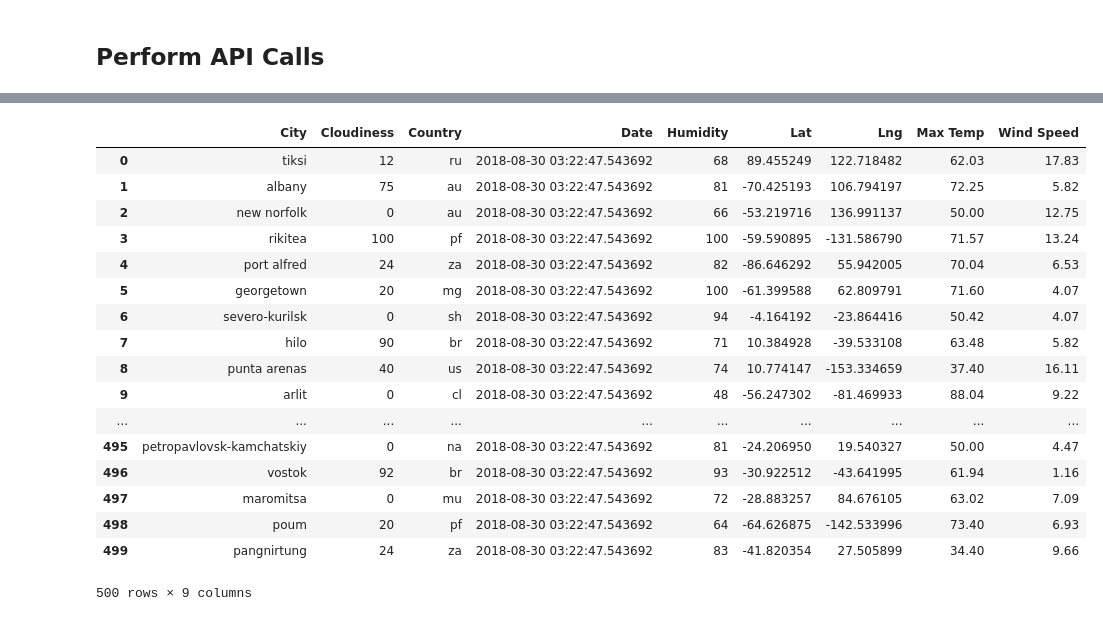
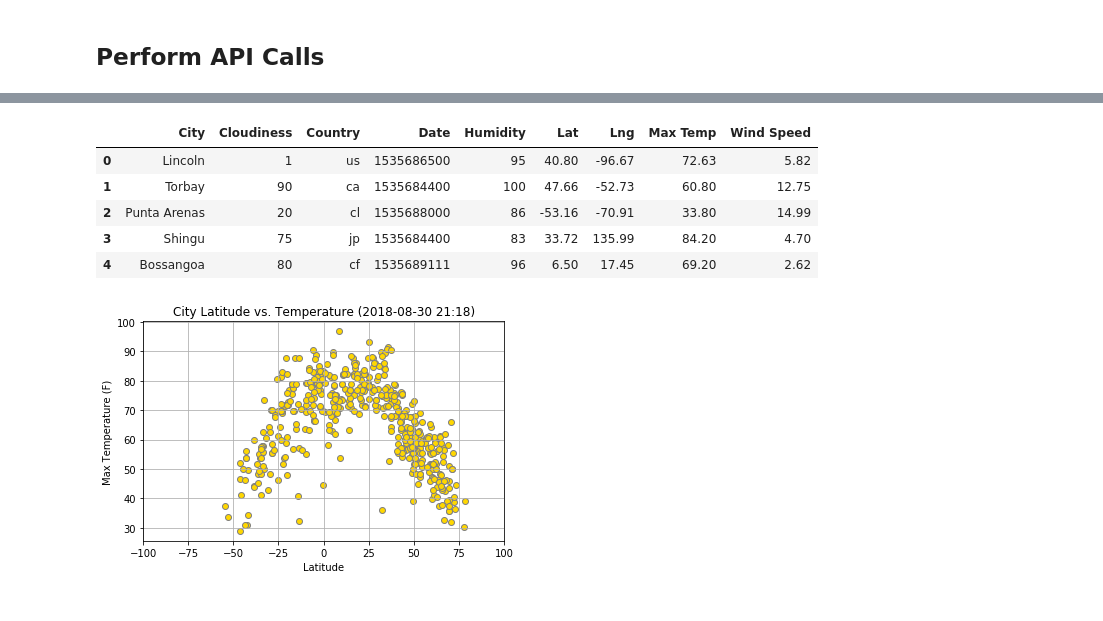
Before and after one commit to Shail-Shouryya/Weather-Analysis-via-Latitude, a Jupyter notebook: starter_code/WeatherPy.ipynb, the cells around one changed output, grey strips where cells are left out. Cells and saved outputs as stored; diff of their text form; code cells hidden in the pictures.

```diff
--- a/starter_code/WeatherPy.ipynb
+++ b/starter_code/WeatherPy.ipynb
@@ -135,45 +169,63 @@ print(len(cities))
 # %%
 numberTemperatures = len(temperatures)
 numberHumidities = len(humidities)
 numberCloudinesses =  len(cloudinesses)
 numberWindSpeeds = len(windSpeeds)
 #print(cities)
 #print(cloudinesses)
 #countList = []
 #countDF = pd.DataFrame({"Temperature":numberTemperatures, "Humidity":numberHumidities, "Cloudiness":numberCloudinesses, "Wind Speed":numberWindSpeeds}, index=[0])
 '''
 countDF = pd.DataFrame([{"Temperature":numberTemperatures},
                         {"Humidity":numberHumidities},
                         {"Cloudiness":numberCloudinesses},
                         {"Wind Speed":numberWindSpeeds}
                        ])
 '''
 #countDF = pd.DataFrame({["Temperature", "Humidity", "Cloudiness", "Wind Speed"]:
 #                        [numberTemperatures, numberHumidities, numberCloudinesses, numberWindSpeeds]})
 #print (countDF)
-numberWindSpeeds
-df = pd.DataFrame({"City":cities, "Cloudiness":cloudinesses, "Country":countries,
-                   "Date":now, "Humidity":humidities, "Lat":latitudes,
-                   "Lng":longitudes, "Max Temp":temperatures, "Wind Speed":windSpeeds
-})
-df = df.reset_index(drop = True)
-df
+#df = pd.DataFrame({"City":cities, "Cloudiness":cloudinesses, "Country":countries,
+ #                  "Date":now, "Humidity":humidities, "Lat":latitudes,
+  #                 "Lng":longitudes, "Max Temp":temperatures, "Wind Speed":windSpeeds
+#})
+#df = df.reset_index(drop = True)
+weatherDataDictionary = {"City" : cityNames,
+                         "Cloudiness" : cloudinesses,
+                         "Country": countries,
+                         "Date": dates,
+                         "Humidity": humidities,
+                         "Lat": latitudes,
+                         "Lng": longitudes,
+                         "Max Temp" : temperatures,
+                         "Wind Speed" : windSpeeds
+
+}
+weatherDF = pd.DataFrame(weatherDataDictionary)
+weatherDF.to_csv("Weather_of_500_Cities.csv")
+#print (df)
+
+weatherDF.head()
 # %% [output]
 |  | City | Cloudiness | Country | Date | Humidity | Lat | Lng | Max Temp | Wind Speed |
-| 0 | tiksi | 12 | ru | 2018-08-30 03:22:47.543692 | 68 | 89.455249 | 122.718482 | 62.03 | 17.83 |
-| 1 | albany | 75 | au | 2018-08-30 03:22:47.543692 | 81 | -70.425193 | 106.794197 | 72.25 | 5.82 |
-| 2 | new norfolk | 0 | au | 2018-08-30 03:22:47.543692 | 66 | -53.219716 | 136.991137 | 50.00 | 12.75 |
-| 3 | rikitea | 100 | pf | 2018-08-30 03:22:47.543692 | 100 | -59.590895 | -131.586790 | 71.57 | 13.24 |
-| 4 | port alfred | 24 | za | 2018-08-30 03:22:47.543692 | 82 | -86.646292 | 55.942005 | 70.04 | 6.53 |
-| 5 | georgetown | 20 | mg | 2018-08-30 03:22:47.543692 | 100 | -61.399588 | 62.809791 | 71.60 | 4.07 |
-| 6 | severo-kurilsk | 0 | sh | 2018-08-30 03:22:47.543692 | 94 | -4.164192 | -23.864416 | 50.42 | 4.07 |
-| 7 | hilo | 90 | br | 2018-08-30 03:22:47.543692 | 71 | 10.384928 | -39.533108 | 63.48 | 5.82 |
-| 8 | punta arenas | 40 | us | 2018-08-30 03:22:47.543692 | 74 | 10.774147 | -153.334659 | 37.40 | 16.11 |
-| 9 | arlit | 0 | cl | 2018-08-30 03:22:47.543692 | 48 | -56.247302 | -81.469933 | 88.04 | 9.22 |
-| ... | ... | ... | ... | ... | ... | ... | ... | ... | ... |
-| 495 | petropavlovsk-kamchatskiy | 0 | na | 2018-08-30 03:22:47.543692 | 81 | -24.206950 | 19.540327 | 50.00 | 4.47 |
-| 496 | vostok | 92 | br | 2018-08-30 03:22:47.543692 | 93 | -30.922512 | -43.641995 | 61.94 | 1.16 |
-| 497 | maromitsa | 0 | mu | 2018-08-30 03:22:47.543692 | 72 | -28.883257 | 84.676105 | 63.02 | 7.09 |
-| 498 | poum | 20 | pf | 2018-08-30 03:22:47.543692 | 64 | -64.626875 | -142.533996 | 73.40 | 6.93 |
-| 499 | pangnirtung | 24 | za | 2018-08-30 03:22:47.543692 | 83 | -41.820354 | 27.505899 | 34.40 | 9.66 |
+| 0 | Lincoln | 1 | us | 1535686500 | 95 | 40.80 | -96.67 | 72.63 | 5.82 |
+| 1 | Torbay | 90 | ca | 1535684400 | 100 | 47.66 | -52.73 | 60.80 | 12.75 |
+| 2 | Punta Arenas | 20 | cl | 1535688000 | 86 | -53.16 | -70.91 | 33.80 | 14.99 |
+| 3 | Shingu | 75 | jp | 1535684400 | 83 | 33.72 | 135.99 | 84.20 | 4.70 |
+| 4 | Bossangoa | 80 | cf | 1535689111 | 96 | 6.50 | 17.45 | 69.20 | 2.62 |
-500 rows × 9 columns
+# %%
+#temperatureLatitudePlot =
+plt.scatter(weatherDF["Lat"], weatherDF["Max Temp"], marker = 'o', color="Gold", alpha=1, edgecolor="gray", linewidth=1) #s=driversPerCity*7,
+plt.title(f"City Latitude vs. Temperature ({now.strftime('%Y-%m-%d %H:%M')})")
+plt.xlabel("Latitude")
+plt.xlim(-100, 100)
+plt.ylabel("Max Temperature (F)")
+#plt.text(42, 42, s="Note: Circle size correlates with driver count per city.")
+plt.grid(True)
+#plt.legend( handles=[urbanPlot, suburbanPlot, ruralPlot], loc="best")
+plt.savefig("latitudeVStemperature.png", dpi = 1000, linewidth=1)
+plt.tight_layout()
+#################################################################################################################
+plt.show()
+# %% [output]
+[figure, added]
```
Also changed, not shown: parts of 8 cells of this notebook, 6 other files.
